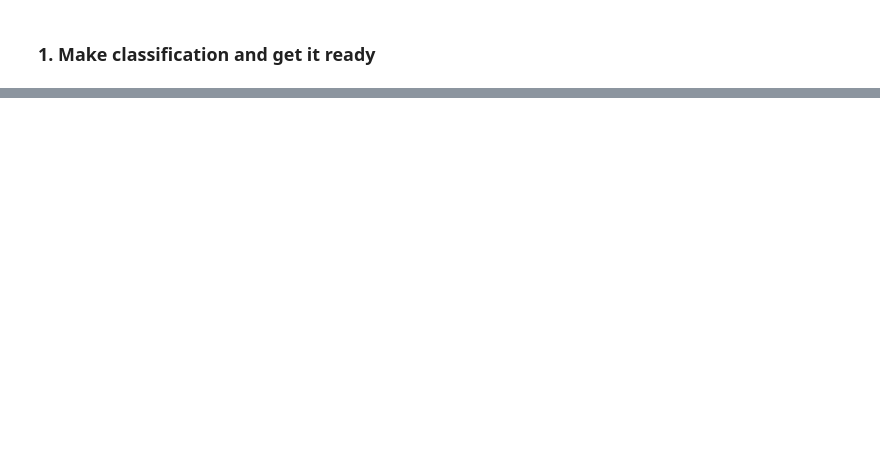
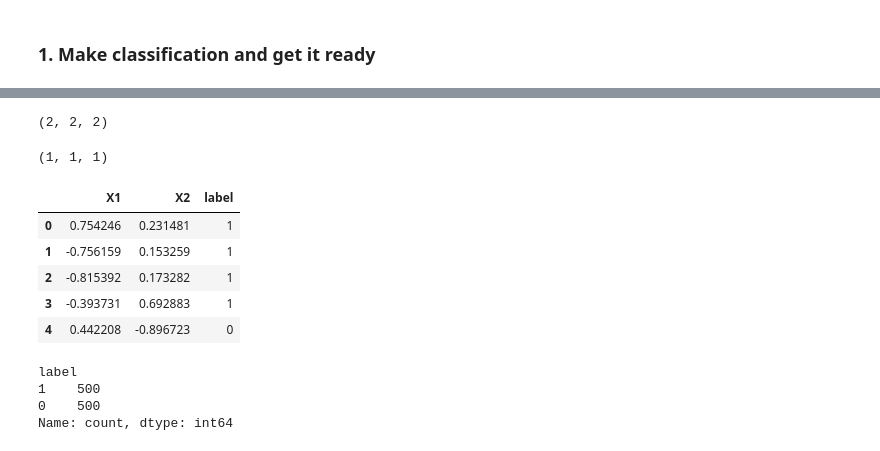
Before and after one commit to hridoynasah/PyTorch-for-Deep-Learning-and-Machine-Learning, a Jupyter notebook: 4. Chapter 2 – Neural Network Classification/learnings/02_pytorch_classification_playground.ipynb, the cells around one changed output, grey strips where cells are left out. Saved outputs shown, nothing was run; the diff lists cells and outputs as text; code cells hidden in the pictures; blank space fills up the shorter version.

```diff
--- a/4. Chapter 2 – Neural Network Classification/learnings/02_pytorch_classification_playground.ipynb
+++ b/4. Chapter 2 – Neural Network Classification/learnings/02_pytorch_classification_playground.ipynb
@@ -55,5 +55,29 @@ array([[ 0.769308  ],
+# %%
+X[:5, :].ndim, X[:5, : 1].ndim, X[:5, 1:].ndim
+# %% [output]
+(2, 2, 2)
+# %%
+X[:5, 0].ndim, X[:5, 1].ndim, X[:5, 0].ndim
+# %% [output]
+(1, 1, 1)
 # %%
 # Make DataFrame of circle data
 import pandas as pd
-circles = pd.DataFrame({'X1' : X[]
-                        })
+circles = pd.DataFrame({'X1' : X[:, 0],
+                        'X2' : X[:, 1],
+                        'label': y})
+circles.head(5)
+# %% [output]
+|  | X1 | X2 | label |
+| 0 | 0.754246 | 0.231481 | 1 |
+| 1 | -0.756159 | 0.153259 | 1 |
+| 2 | -0.815392 | 0.173282 | 1 |
+| 3 | -0.393731 | 0.692883 | 1 |
+| 4 | 0.442208 | -0.896723 | 0 |
+# %%
+circles.label.value_counts()
+# %% [output]
+label
+1    500
+0    500
+Name: count, dtype: int64
```
Also changed, not shown: parts of 16 cells of this notebook.
